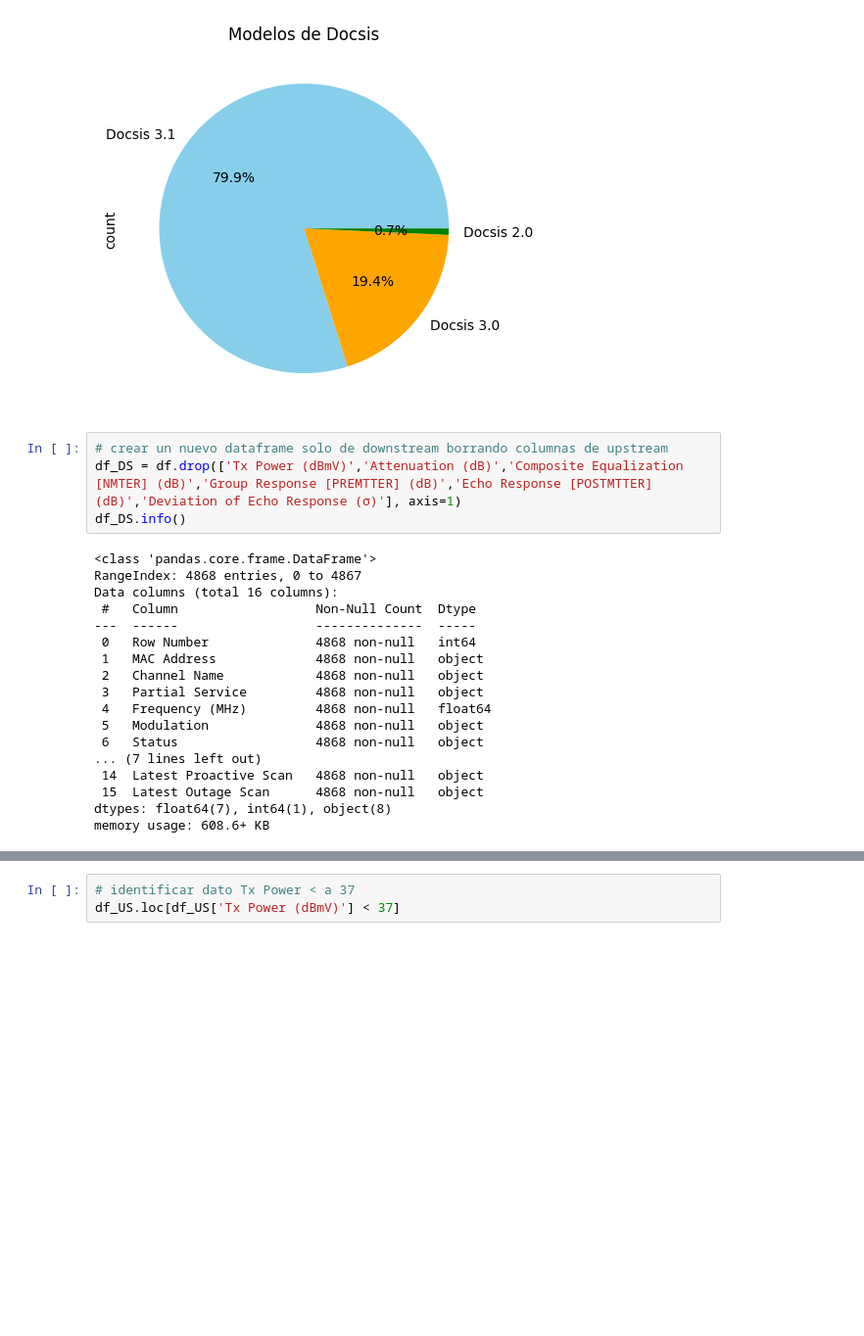
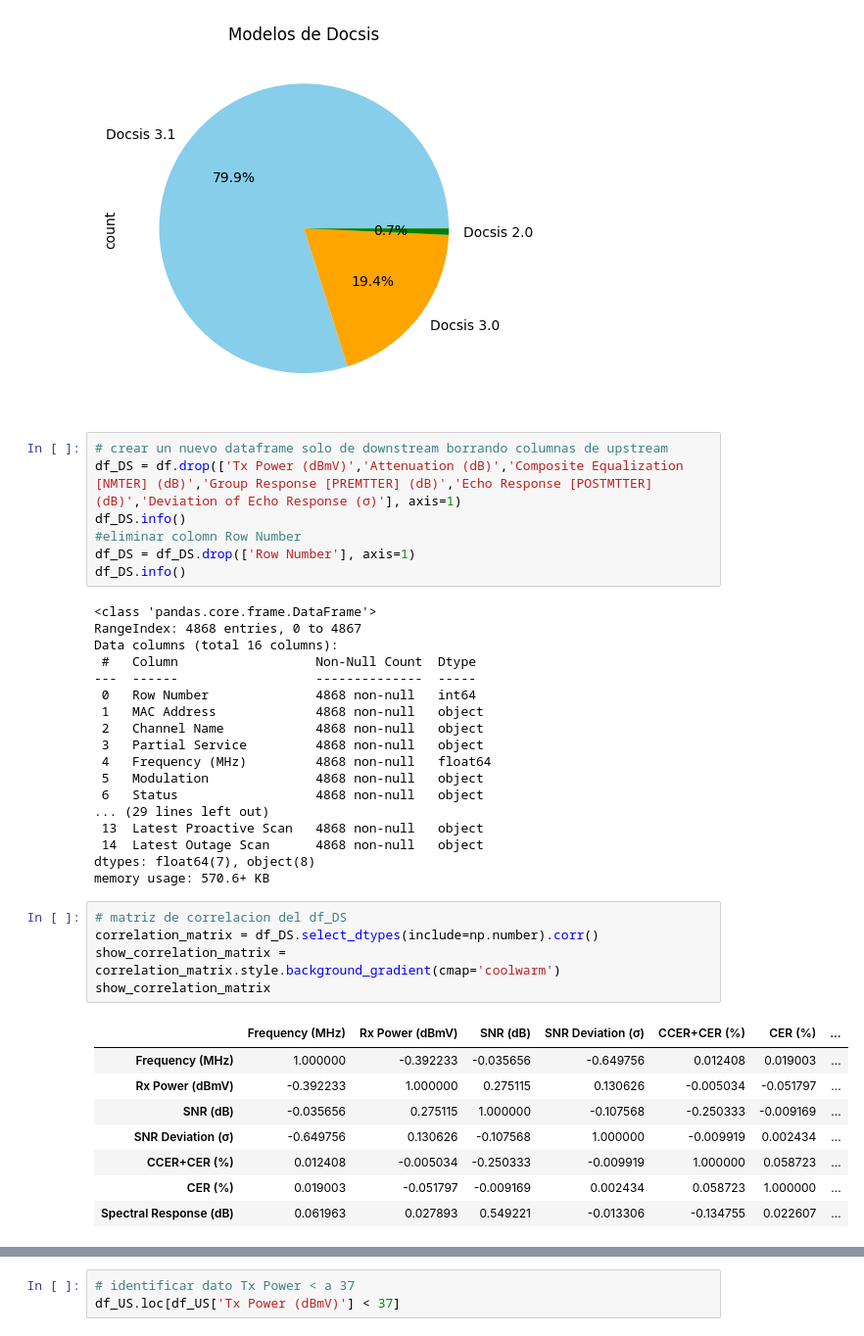
Before and after one commit to LeonardoNBanegas/DATA-SCIENCE-CODERHOUSE, a Jupyter notebook: ProyectoDS_ParteIII_Banegas.ipynb, the cells around one changed output, grey strips where cells are left out. Shown at 98% size. Drawn from its saved outputs; the diff is of its cells as text; blank space fills up the shorter version.

```diff
--- a/ProyectoDS_ParteIII_Banegas.ipynb
+++ b/ProyectoDS_ParteIII_Banegas.ipynb
@@ -248,6 +266,9 @@ plt.show()
 # crear un nuevo dataframe solo de downstream borrando columnas de upstream
 df_DS = df.drop(['Tx Power (dBmV)','Attenuation (dB)','Composite Equalization [NMTER] (dB)','Group Response [PREMTTER] (dB)','Echo Response [POSTMTTER] (dB)','Deviation of Echo Response (σ)'], axis=1)
 df_DS.info()
+#eliminar colomn Row Number
+df_DS = df_DS.drop(['Row Number'], axis=1)
+df_DS.info()
 # %% [output]
 <class 'pandas.core.frame.DataFrame'>
 RangeIndex: 4868 entries, 0 to 4867
@@ -261,11 +282,25 @@ Data columns (total 16 columns):
  4   Frequency (MHz)         4868 non-null   float64
  5   Modulation              4868 non-null   object
  6   Status                  4868 non-null   object
-... (7 lines left out)
- 14  Latest Proactive Scan   4868 non-null   object
- 15  Latest Outage Scan      4868 non-null   object
-dtypes: float64(7), int64(1), object(8)
-memory usage: 608.6+ KB
+... (29 lines left out)
+ 13  Latest Proactive Scan   4868 non-null   object
+ 14  Latest Outage Scan      4868 non-null   object
+dtypes: float64(7), object(8)
+memory usage: 570.6+ KB
+# %%
+# matriz de correlacion del df_DS
+correlation_matrix = df_DS.select_dtypes(include=np.number).corr()
+show_correlation_matrix = correlation_matrix.style.background_gradient(cmap='coolwarm')
+show_correlation_matrix
+# %% [output]
+|  | Frequency (MHz) | Rx Power (dBmV) | SNR (dB) | SNR Deviation (σ) | CCER+CER (%) | CER (%) | ... |
+| Frequency (MHz) | 1.000000 | -0.392233 | -0.035656 | -0.649756 | 0.012408 | 0.019003 | ... |
+| Rx Power (dBmV) | -0.392233 | 1.000000 | 0.275115 | 0.130626 | -0.005034 | -0.051797 | ... |
+| SNR (dB) | -0.035656 | 0.275115 | 1.000000 | -0.107568 | -0.250333 | -0.009169 | ... |
+| SNR Deviation (σ) | -0.649756 | 0.130626 | -0.107568 | 1.000000 | -0.009919 | 0.002434 | ... |
+| CCER+CER (%) | 0.012408 | -0.005034 | -0.250333 | -0.009919 | 1.000000 | 0.058723 | ... |
+| CER (%) | 0.019003 | -0.051797 | -0.009169 | 0.002434 | 0.058723 | 1.000000 | ... |
+| Spectral Response (dB) | 0.061963 | 0.027893 | 0.549221 | -0.013306 | -0.134755 | 0.022607 | ... |
 # %%
 # crear un nuevo df solo con las filas QAM-64(US) upstream
 df_US = df.loc[df['Modulation'] == 'QAM-64']
```
Also changed, not shown: parts of 9 cells of this notebook.
